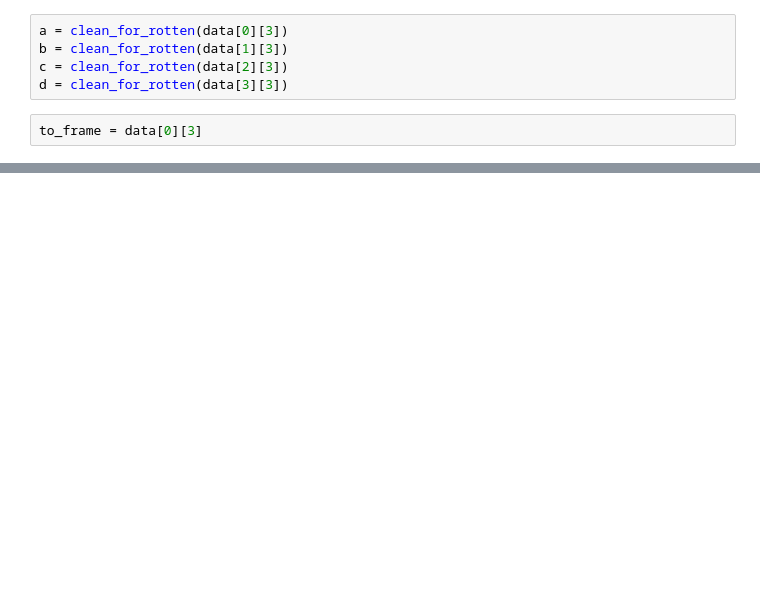
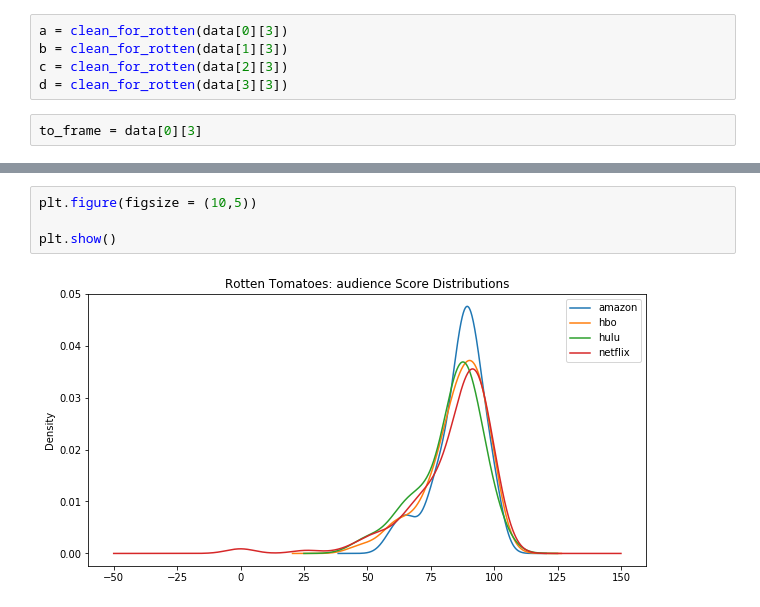
Before and after one commit to chrisgian/BestOriginalContent, a Jupyter notebook: notebooks/2_get_rating_data.ipynb, the cells around one changed output, grey strips where cells are left out. Drawn from its saved outputs; the diff is of its cells as text; blank space fills up the shorter version.

```diff
--- a/notebooks/2_get_rating_data.ipynb
+++ b/notebooks/2_get_rating_data.ipynb
@@ -85,0 +122,6 @@ test_these = [for i in ]
+# %%
+plt.figure(figsize = (10,5))
+
+plt.show()
+# %% [output]
+[figure, added]
```
Also changed, not shown: parts of 13 cells of this notebook.
